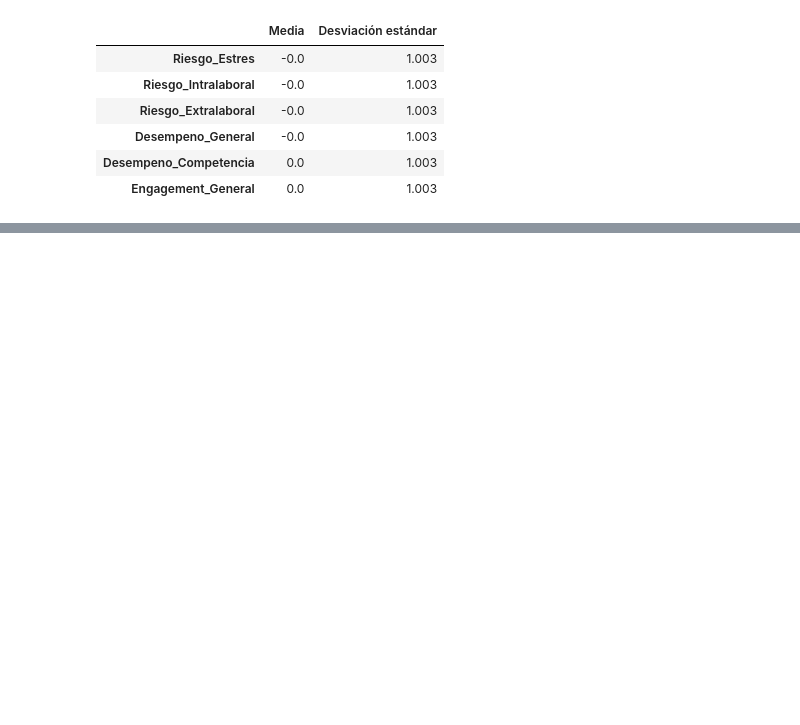
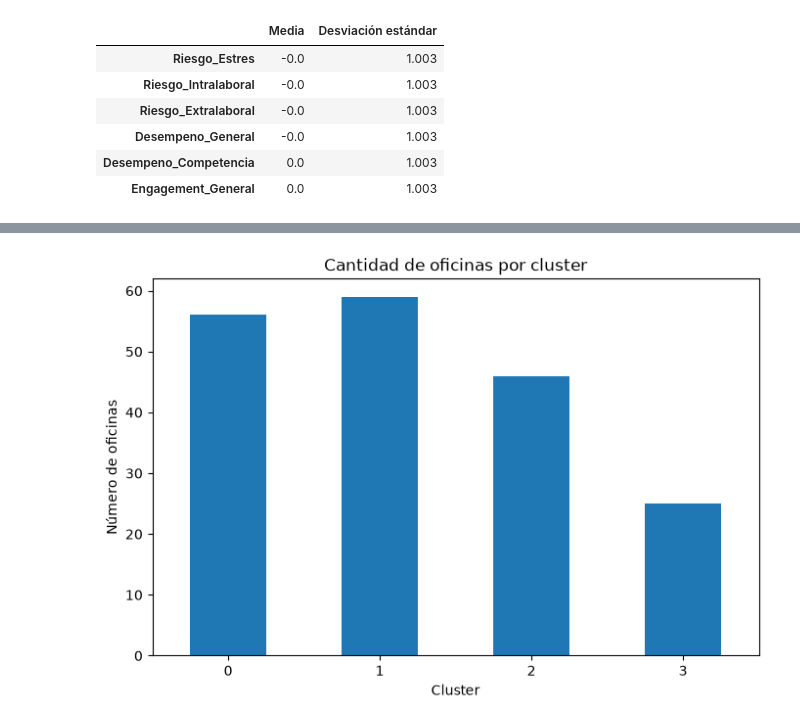
Before and after one commit to afobando94/MCD_AD_Taller1_clasificar_ofis, a Jupyter notebook: notebook/taller1_clasif_ofi.ipynb, the cells around one changed output, grey strips where cells are left out. Saved outputs shown, nothing was run; the diff lists cells and outputs as text; code cells hidden in the pictures; blank space fills up the shorter version.

```diff
--- a/notebook/taller1_clasif_ofi.ipynb
+++ b/notebook/taller1_clasif_ofi.ipynb
@@ -1436,0 +1578,28 @@ resumen_estandarizacion.round(3)
+# %%
+# Construir el modelo K-Means con 4 clusters
+kmeans = KMeans(
+    n_clusters=4,
+    random_state=42,
+    n_init=10
+)
+
+# Entrenar el modelo y asignar los clusters
+df_cluster['Cluster'] = kmeans.fit_predict(
+    X_cluster
+)
+
+# Cantidad y porcentaje de oficinas por cluster
+tamano_clusters = (
+    df_cluster['Cluster']
+    .value_counts()
+    .sort_index()
+    .to_frame('Oficinas')
+)
+
+tamano_clusters['Porcentaje (%)'] = (
+    tamano_clusters['Oficinas']
+    / len(df_cluster)
+    * 100
+)
+
+tamano_clusters.round(2)
@@ -1436,0 +1613,16 @@ resumen_estandarizacion.round(3)
+# %%
+#Tamaño de los clusters
+
+tamano_clusters['Oficinas'].plot(
+    kind='bar',
+    figsize=(8, 5)
+)
+
+plt.title('Cantidad de oficinas por cluster')
+plt.xlabel('Cluster')
+plt.ylabel('Número de oficinas')
+plt.xticks(rotation=0)
+
+plt.show()
+# %% [output]
+[figure, added]
```
Also changed, not shown: parts of 30 cells of this notebook, 2 other files.
